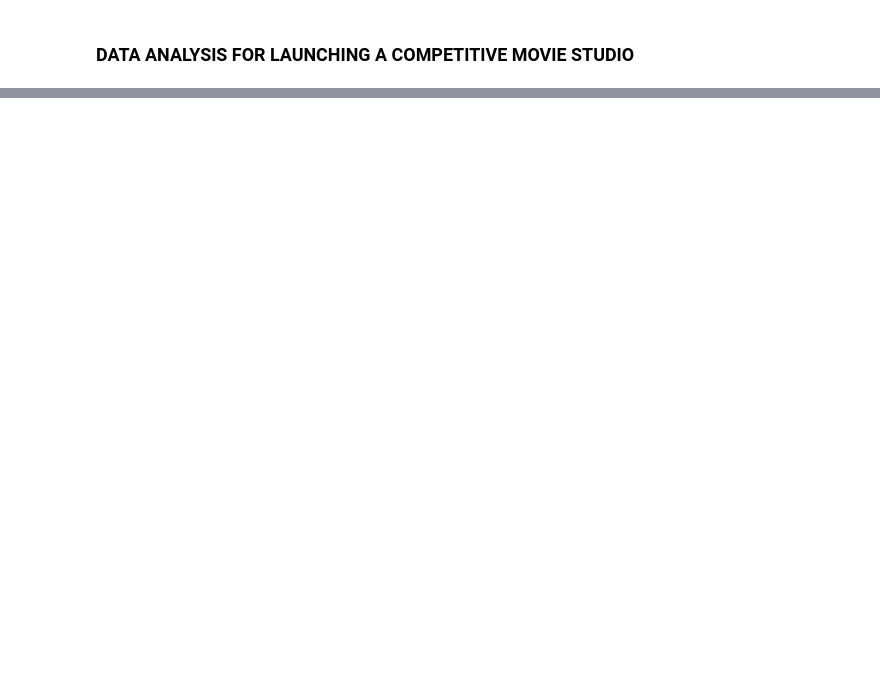
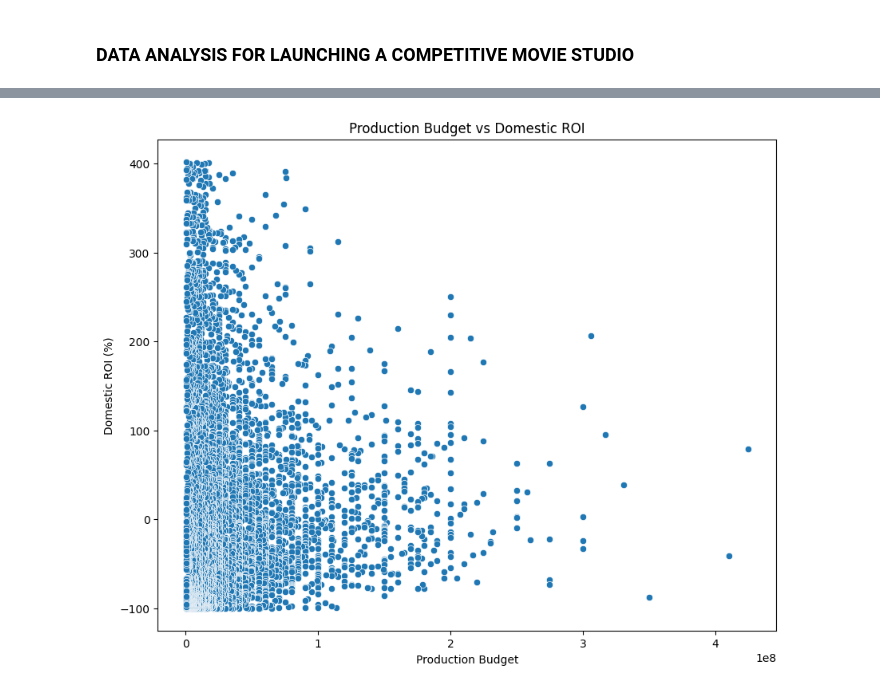
Before and after one commit to Sylvia-W-Mwangi/Phase_2_Project_G5, a Jupyter notebook: student.ipynb, the cells around one changed output, grey strips where cells are left out. Drawn from its saved outputs; the diff is of its cells as text; code cells hidden in the pictures; blank space fills up the shorter version.

```diff
--- a/student.ipynb
+++ b/student.ipynb
@@ -488,0 +265,5 @@ merged_df.to_csv("cleaned_movies_data.csv", index=False)
+# %%
+budget_gross_df = budget_gross_df.rename(columns={'domestic_gross_x': 'domestic_gross'})
+# %%
+budget_gross_df =budget_gross_df.reset_index(drop=True)
+budget_gross_df
@@ -488,0 +473,10 @@ merged_df.to_csv("cleaned_movies_data.csv", index=False)
+# %%
+# domestic return on investment
+budget_gross_df['domestic_profit'] = budget_gross_df['domestic_gross'] - budget_gross_df['production_budget']
+
+budget_gross_df['domestic_roi'] = (budget_gross_df['domestic_profit'] / budget_gross_df['production_budget']) * 100
+
+# worldwide return on investment
+budget_gross_df['worldwide_profit'] = budget_gross_df['worldwide_gross'] - budget_gross_df['production_budget']
+
+budget_gross_df['worldwide_roi'] = (budget_gross_df['worldwide_profit'] / budget_gross_df['production_budget']) * 100
@@ -488,0 +499,9 @@ merged_df.to_csv("cleaned_movies_data.csv", index=False)
+# %%
+# remove outliers from domestic roi
+q1 = budget_gross_df['domestic_roi'].quantile(0.25)
+q3 = budget_gross_df['domestic_roi'].quantile(0.75)
+iqr = q3 - q1
+lower_bound = q1 - 1.5 * iqr
+upper_bound = q3+ 1.5 * iqr
+budget_gross_df = budget_gross_df[(budget_gross_df['domestic_roi'] >= lower_bound) & (budget_gross_df['domestic_roi'] <= upper_bound)]
+budget_gross_df
@@ -488,0 +522,10 @@ merged_df.to_csv("cleaned_movies_data.csv", index=False)
+# %%
+#
+plt.figure(figsize=(10, 8))
+sns.scatterplot(x='production_budget', y='domestic_roi', data=budget_gross_df)
+plt.title('Production Budget vs Domestic ROI')
+plt.xlabel('Production Budget')
+plt.ylabel('Domestic ROI (%)')
+plt.show()
+# %% [output]
+[figure, added]
```
Also changed, not shown: parts of 124 cells of this notebook.
